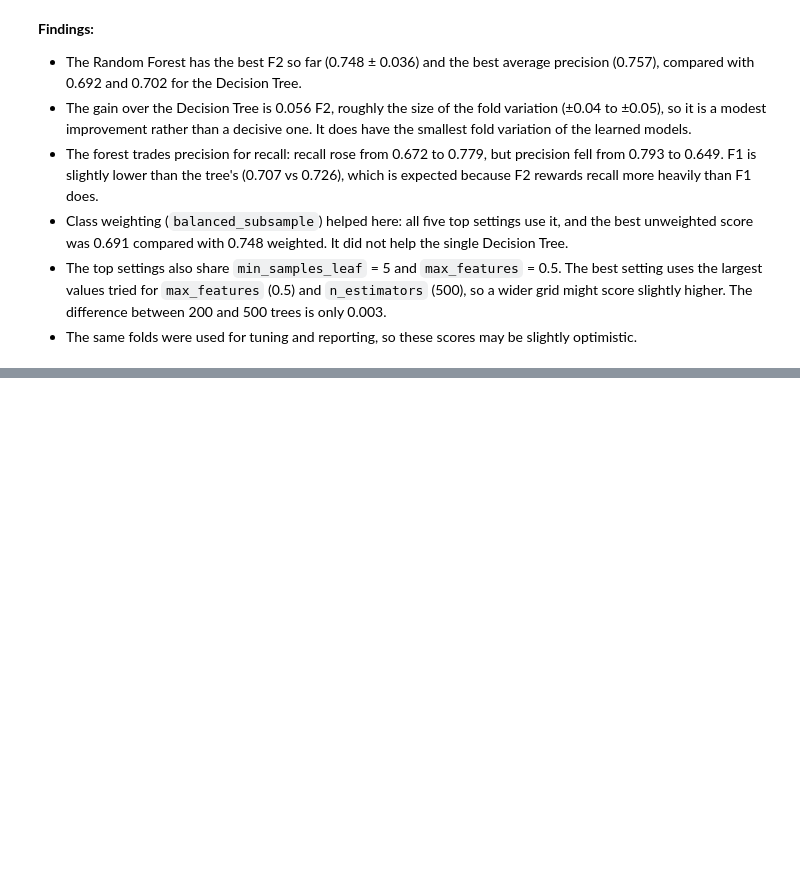
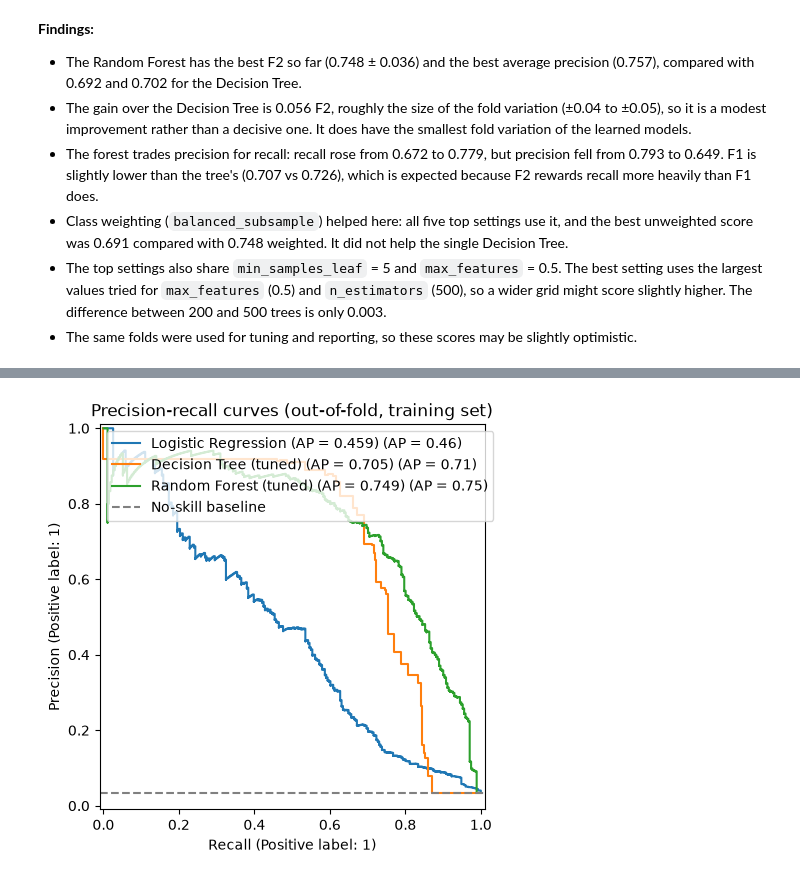
Before and after one commit to NathanL05/ct4101-ml-portfolio, a Jupyter notebook: notebooks/03_models_and_evaluation.ipynb, the cells around one changed output, grey strips where cells are left out. Drawn from its saved outputs; the diff is of its cells as text; code cells hidden in the pictures; blank space fills up the shorter version.

Commit message:
Add precision-recall curves and confusion matrix

```diff
--- a/notebooks/03_models_and_evaluation.ipynb
+++ b/notebooks/03_models_and_evaluation.ipynb
@@ -291,0 +296,26 @@ results_table
+# %%
+from sklearn.model_selection import cross_val_predict
+from sklearn.metrics import PrecisionRecallDisplay, ConfusionMatrixDisplay, average_precision_score
+
+final_models = {
+    "Logistic Regression": LogisticRegression(max_iter=1000),
+    "Decision Tree (tuned)": best_tree,
+    "Random Forest (tuned)": best_rf,
+}
+
+oof_probs = {}
+for name, model in final_models.items():
+    pipe = Pipeline([("prep", preprocessor), ("model", model)])
+    oof_probs[name] = cross_val_predict(pipe, X_train, y_train, cv=cv, method="predict_proba")[:, 1]
+
+fig, ax = plt.subplots(figsize=(7, 5))
+for name, prob in oof_probs.items():
+    PrecisionRecallDisplay.from_predictions(
+        y_train, prob, name=f"{name} (AP = {average_precision_score(y_train, prob):.3f})", ax=ax
+    )
+ax.axhline(y_train.mean(), color="grey", linestyle="--", label="No-skill baseline")
+ax.set_title("Precision-recall curves (out-of-fold, training set)")
+ax.legend()
+plt.show()
+# %% [output]
+[figure, added]
```
Also changed, not shown: parts of 3 cells of this notebook, 1 other file.
